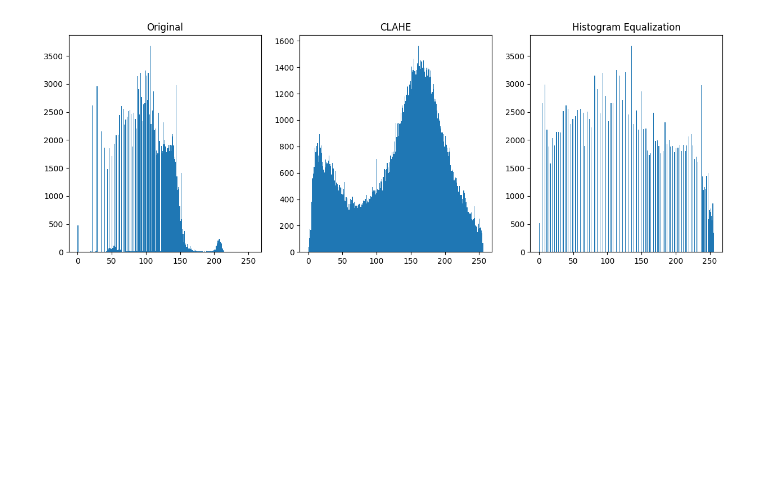
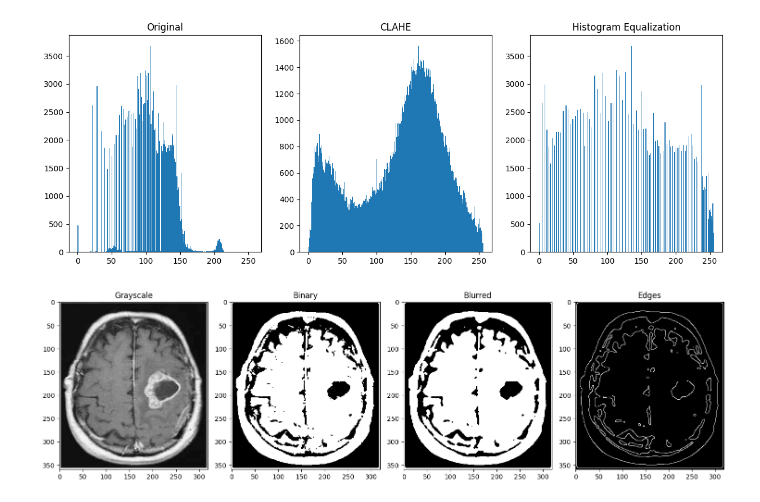
Before and after one commit to tresabhi/isu, a Jupyter notebook: me-280/homeworks/2.ipynb, the cells around one changed output. Drawn from its saved outputs; the diff is of its cells as text; code cells hidden in the pictures; blank space fills up the shorter version.

```diff
--- a/me-280/homeworks/2.ipynb
+++ b/me-280/homeworks/2.ipynb
@@ -38,3 +37,29 @@ plt.show()
 # %% [output]
 [figure]
 [figure]
+# %%
+tumor = cv2.imread("../perception/image_tumor.jpg")
+
+gray = cv2.cvtColor(tumor, cv2.COLOR_BGR2GRAY)
+_, binary = cv2.threshold(gray, 0, 255, cv2.THRESH_OTSU)
+blurred = cv2.medianBlur(binary, 5)
+edges = cv2.Canny(blurred, 0, 255)
+
+fig, axes = plt.subplots(1, 4, figsize=(15, 5))
+
+axes[0].imshow(gray, cmap="gray")
+axes[0].set_title("Grayscale")
+
+axes[1].imshow(binary, cmap="gray")
+axes[1].set_title("Binary")
+
+axes[2].imshow(blurred, cmap="gray")
+axes[2].set_title("Blurred")
+
+axes[3].imshow(edges, cmap="gray")
+axes[3].set_title("Edges")
+
+plt.tight_layout()
+plt.show()
+# %% [output]
+[figure, added]
```
Also changed, not shown: parts of 1 cell of this notebook.
